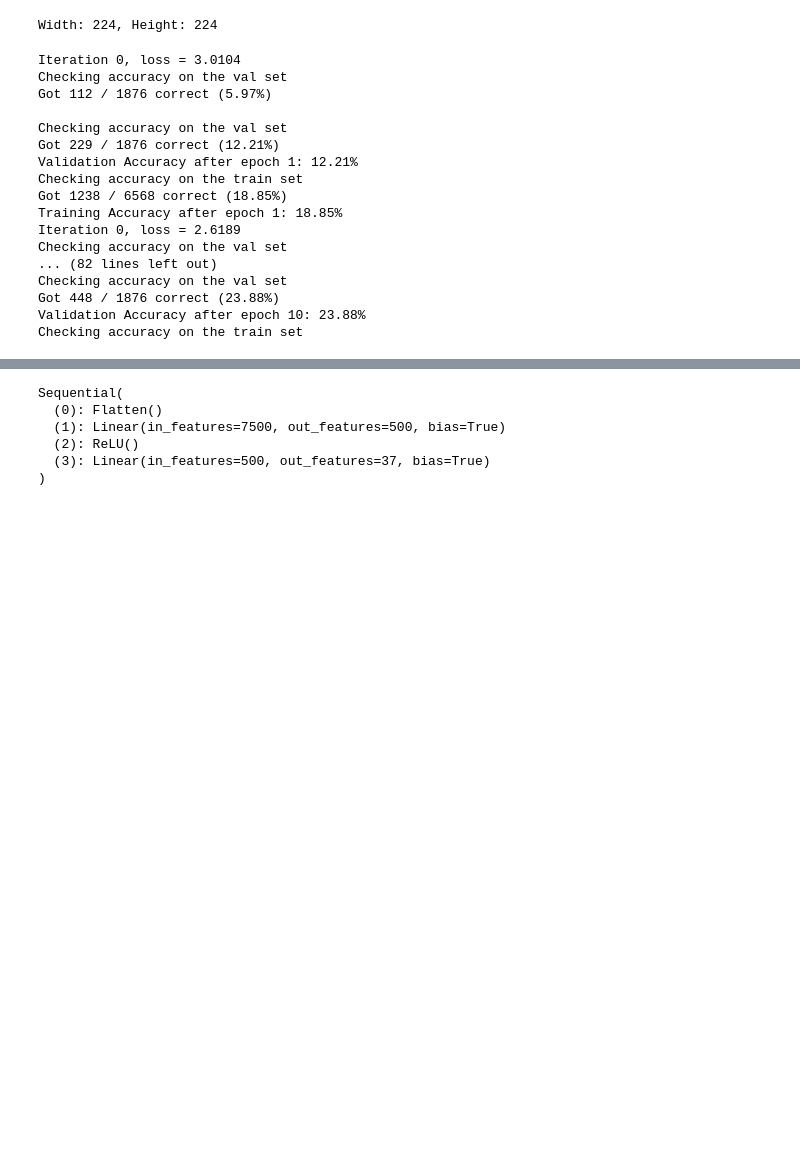
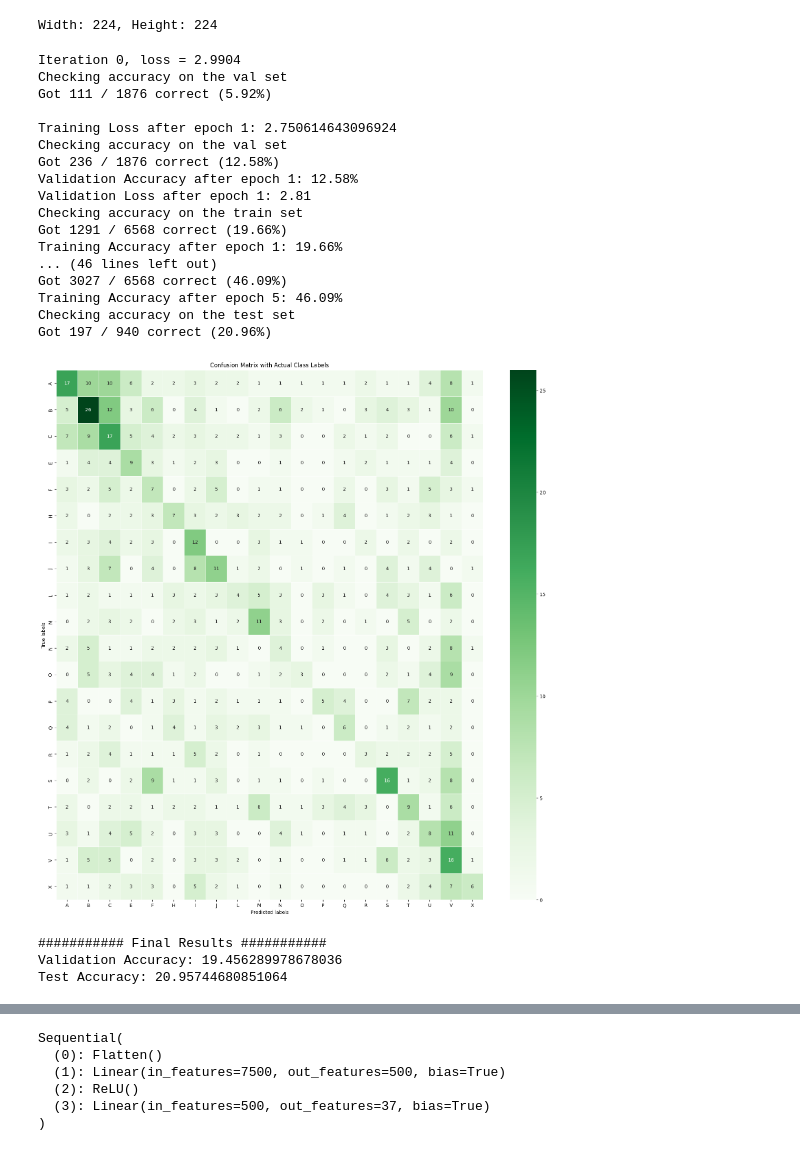
Before and after one commit to panoskorovesis/sign-language-image-detection, a Jupyter notebook: src/nn_and_cnn/images/pytorch_flatten.ipynb, the cells around one changed output, grey strips where cells are left out. Drawn from its saved outputs; the diff is of its cells as text; code cells hidden in the pictures; blank space fills up the shorter version.

```diff
--- a/src/nn_and_cnn/images/pytorch_flatten.ipynb
+++ b/src/nn_and_cnn/images/pytorch_flatten.ipynb
@@ -326,47 +341,51 @@ class Flatten(nn.Module):
 # %%
 hidden_layer_size = 500
 learning_rate = 1e-3
 num_classes = len(class_names)
 
 model = nn.Sequential(
     Flatten(),
     nn.Linear(3 * width * height, hidden_layer_size),
     nn.ReLU(),
     nn.Linear(hidden_layer_size, num_classes),
 )
 
 model = model.to(device=device)
 
 # you can use Nesterov momentum in optim.SGD
 optimizer = optim.SGD(model.parameters(), lr=learning_rate,
                      momentum=0.9, nesterov=True)
 
-val_accs, train_accs, test_acc, losses = train_part(model, optimizer,epochs=10, return_acc=True, check_train_set = True, check_test_set = True)
+val_accs, train_accs, test_acc, losses, val_losses = train_part(model, optimizer,epochs=5, return_acc=True, check_train_set = True, check_test_set = True)
 
 
 # Print the validation and test accuracies
 print()
 print('########### Final Results ###########')
 print("Validation Accuracy:", val_accs[-1])
 print("Test Accuracy:", test_acc)
 # %% [output]
-Iteration 0, loss = 3.0104
+Iteration 0, loss = 2.9904
 Checking accuracy on the val set
-Got 112 / 1876 correct (5.97%)
+Got 111 / 1876 correct (5.92%)
 
+Training Loss after epoch 1: 2.750614643096924
 Checking accuracy on the val set
-Got 229 / 1876 correct (12.21%)
-Validation Accuracy after epoch 1: 12.21%
+Got 236 / 1876 correct (12.58%)
+Validation Accuracy after epoch 1: 12.58%
+Validation Loss after epoch 1: 2.81
 Checking accuracy on the train set
-Got 1238 / 6568 correct (18.85%)
-Training Accuracy after epoch 1: 18.85%
-Iteration 0, loss = 2.6189
-Checking accuracy on the val set
-... (82 lines left out)
-Checking accuracy on the val set
-Got 448 / 1876 correct (23.88%)
-Validation Accuracy after epoch 10: 23.88%
-Checking accuracy on the train set
+Got 1291 / 6568 correct (19.66%)
+Training Accuracy after epoch 1: 19.66%
+... (46 lines left out)
+Got 3027 / 6568 correct (46.09%)
+Training Accuracy after epoch 5: 46.09%
+Checking accuracy on the test set
+Got 197 / 940 correct (20.96%)
+[figure, added]
+########### Final Results ###########
+Validation Accuracy: 19.456289978678036
+Test Accuracy: 20.95744680851064
 # %%
 # Plot accuracy
 epochs = range(len(val_accs))
```
Also changed, not shown: parts of 3 cells of this notebook, 2 other files.
